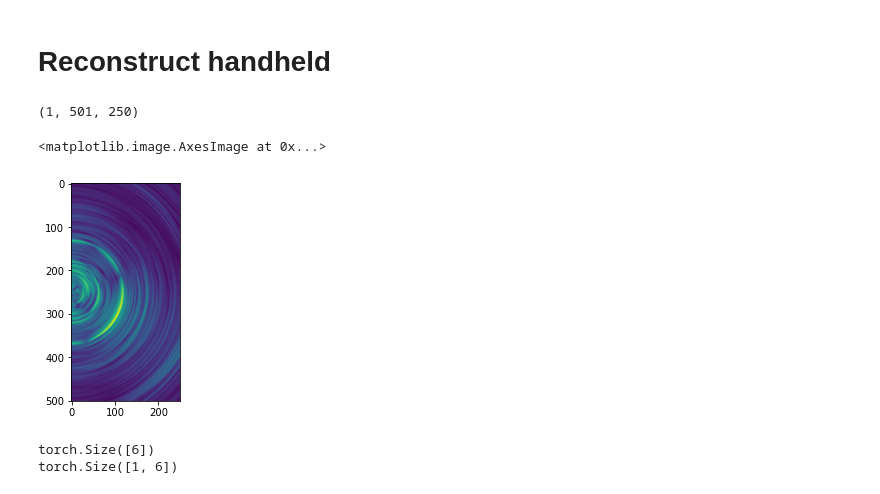
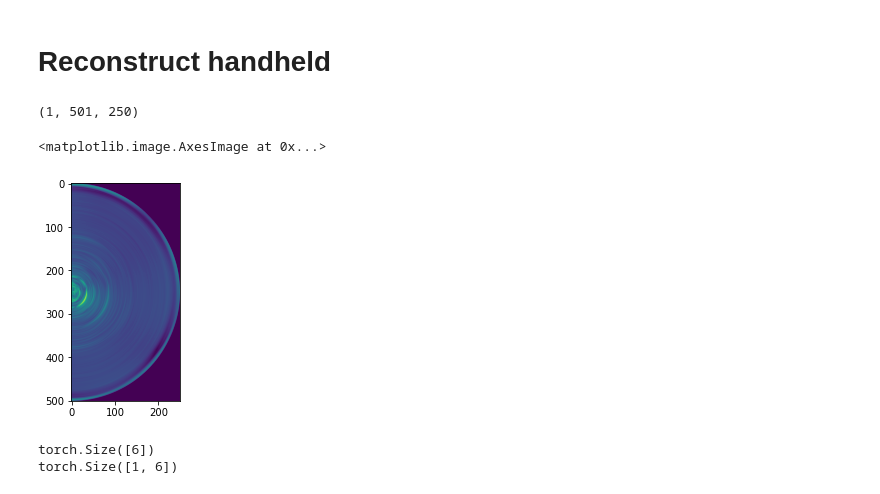
Before and after one commit to yasinalm/gramme, a Jupyter notebook: notebooks/reconstruct_frame_cart.ipynb, the cells around one changed output. Drawn from its saved outputs; the diff is of its cells as text; code cells hidden in the pictures.

```diff
--- a/notebooks/reconstruct_frame_cart.ipynb
+++ b/notebooks/reconstruct_frame_cart.ipynb
@@ -88,13 +88,13 @@ rangeResolutionsInMeter = 0.0977
 # %%
 %matplotlib inline
 base = '/mnt/datasets/yasin/range-azimuth/rec1_raw0/'
-tgt_im = load_csv_as_float(base+'0390.csv')
-src_im = load_csv_as_float(base+'0400.csv')
+tgt_im = load_csv_as_float(base+'0400.csv')
+src_im = load_csv_as_float(base+'0430.csv')
 
 print(tgt_im.shape)
 plt.imshow(tgt_im[0])
 # %% [output]
 (1, 501, 250)
 <matplotlib.image.AxesImage at 0x...>
-[figure, old version]
+[figure, new version]
 # %%
```
Also changed, not shown: parts of 8 cells of this notebook, 3 other files.
